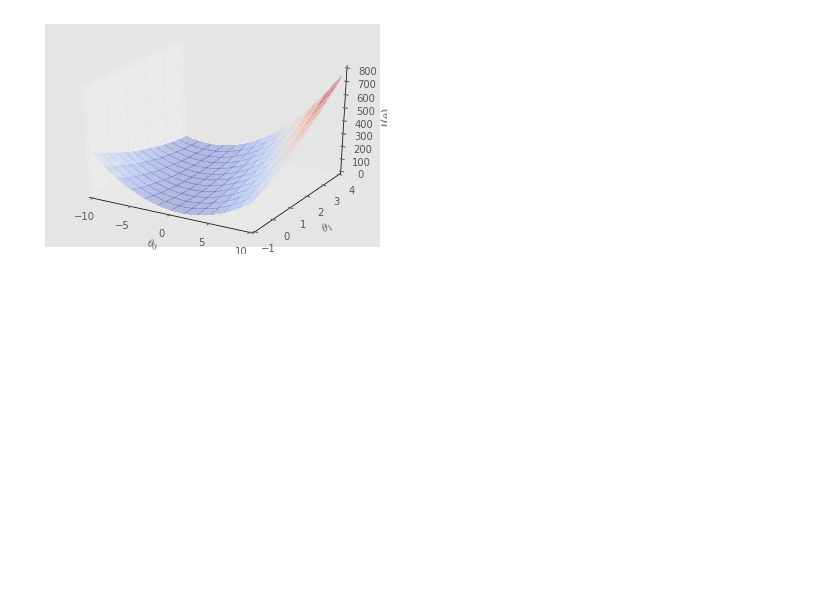
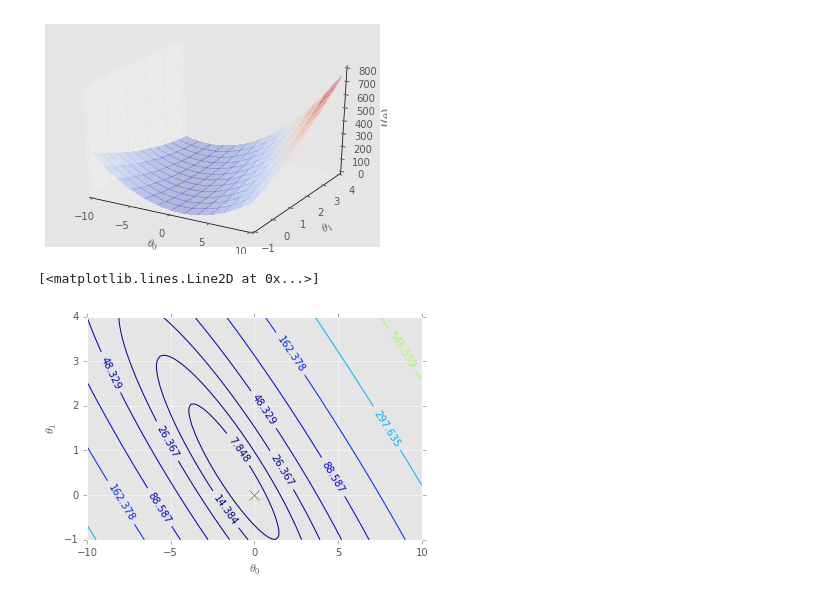
Before and after one commit to slegroux/slgML, a Jupyter notebook: linear_regression.ipynb, the cells around one changed output. Saved outputs shown, nothing was run; the diff lists cells and outputs as text; code cells hidden in the pictures; blank space fills up the shorter version.

```diff
--- a/linear_regression.ipynb
+++ b/linear_regression.ipynb
@@ -104,3 +104,13 @@ ax.set_zlabel(r'J($\theta$)')
 # %% [output]
 <matplotlib.text.Text at 0x...>
 [figure]
+# %%
+# Plot J_vals as 15 contours spaced logarithmically between 0.01 and 100
+ax = plt.contour(theta0_vals, theta1_vals, J_vals, np.logspace(-2, 3, 20))
+plt.clabel(ax, inline=1, fontsize=10)
+plt.xlabel(r'$\theta_0$')
+plt.ylabel(r'$\theta_1$')
+plt.plot(0.0, 0.0, 'rx', linewidth=2, markersize=10)
+# %% [output]
+[<matplotlib.lines.Line2D at 0x...>]
+[figure, added]
```
Also changed, not shown: 1 other file.
